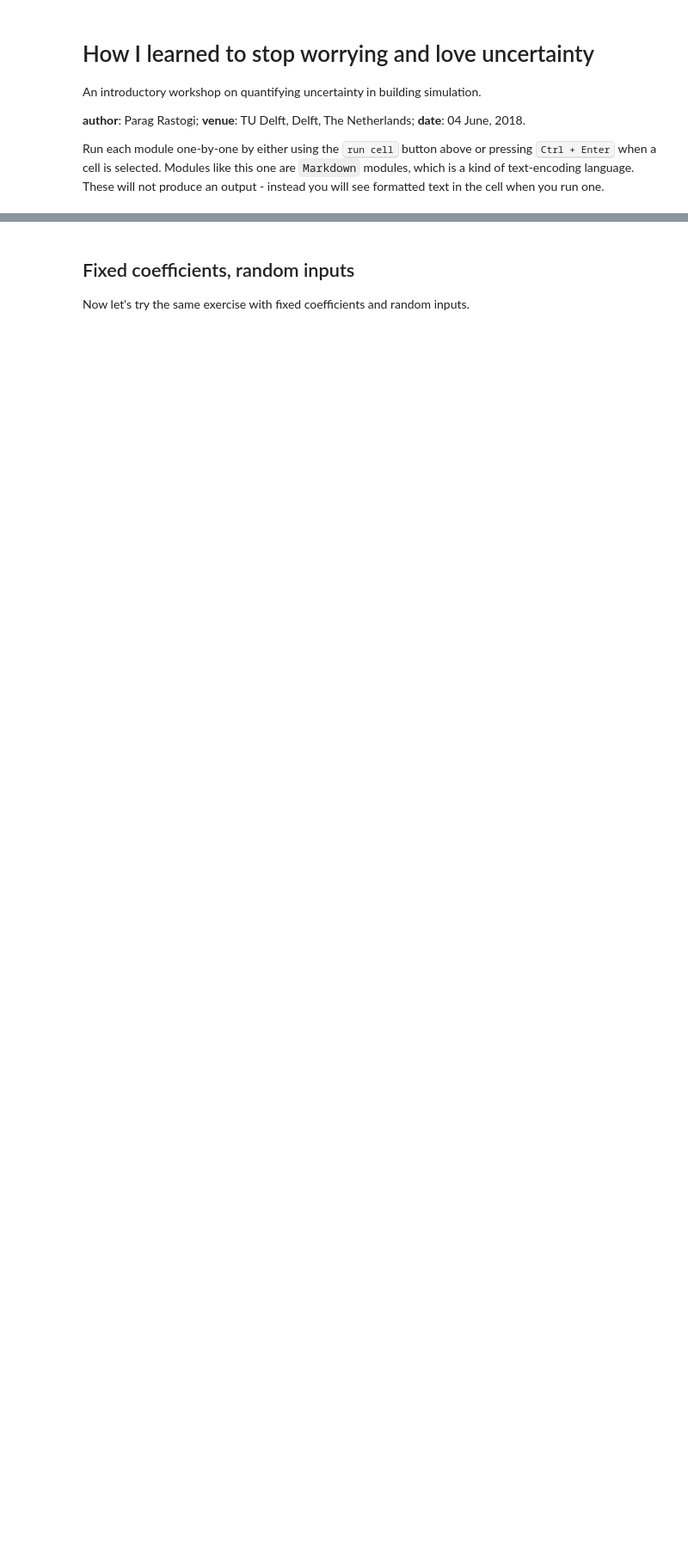
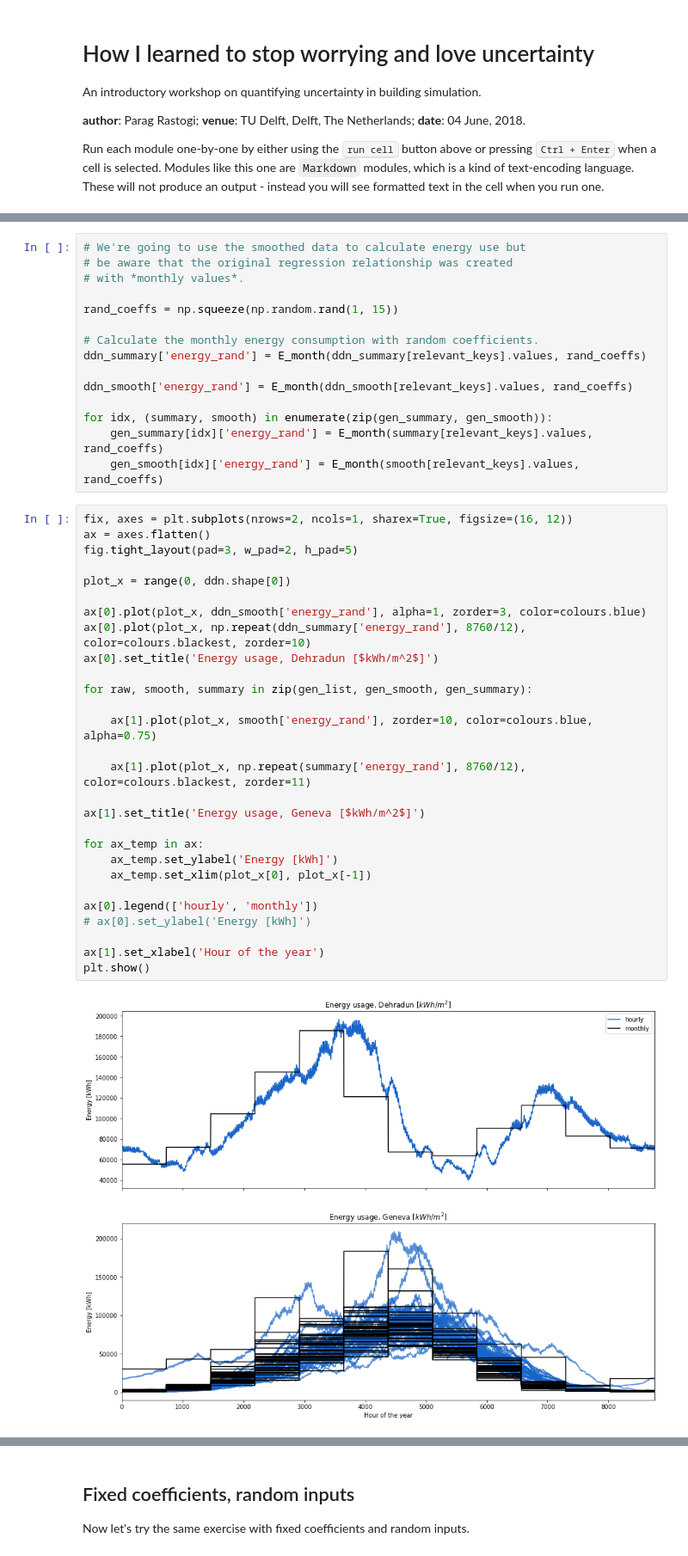
Before and after one commit to paragrastogi/CEPT_Workshop_January2020, a Jupyter notebook: lib/tutorial_v01.ipynb, the cells around one changed output, grey strips where cells are left out. Shown at 86% size. Drawn from its saved outputs; the diff is of its cells as text; blank space fills up the shorter version.

```diff
--- a/lib/tutorial_v01.ipynb
+++ b/lib/tutorial_v01.ipynb
@@ -316,0 +394,45 @@ plt.show()
+# %%
+# We're going to use the smoothed data to calculate energy use but
+# be aware that the original regression relationship was created
+# with *monthly values*.
+
+rand_coeffs = np.squeeze(np.random.rand(1, 15))
+
+# Calculate the monthly energy consumption with random coefficients.
+ddn_summary['energy_rand'] = E_month(ddn_summary[relevant_keys].values, rand_coeffs)
+
+ddn_smooth['energy_rand'] = E_month(ddn_smooth[relevant_keys].values, rand_coeffs)
+
+for idx, (summary, smooth) in enumerate(zip(gen_summary, gen_smooth)):
+    gen_summary[idx]['energy_rand'] = E_month(summary[relevant_keys].values, rand_coeffs)
+    gen_smooth[idx]['energy_rand'] = E_month(smooth[relevant_keys].values, rand_coeffs)
+# %%
+fix, axes = plt.subplots(nrows=2, ncols=1, sharex=True, figsize=(16, 12))
+ax = axes.flatten()
+fig.tight_layout(pad=3, w_pad=2, h_pad=5)
+
+plot_x = range(0, ddn.shape[0])
+
+ax[0].plot(plot_x, ddn_smooth['energy_rand'], alpha=1, zorder=3, color=colours.blue)
+ax[0].plot(plot_x, np.repeat(ddn_summary['energy_rand'], 8760/12), color=colours.blackest, zorder=10)
+ax[0].set_title('Energy usage, Dehradun [$kWh/m^2$]')
+
+for raw, smooth, summary in zip(gen_list, gen_smooth, gen_summary):
+
+    ax[1].plot(plot_x, smooth['energy_rand'], zorder=10, color=colours.blue, alpha=0.75)
+
+    ax[1].plot(plot_x, np.repeat(summary['energy_rand'], 8760/12), color=colours.blackest, zorder=11)
+
+ax[1].set_title('Energy usage, Geneva [$kWh/m^2$]')
+
+for ax_temp in ax:
+    ax_temp.set_ylabel('Energy [kWh]')
+    ax_temp.set_xlim(plot_x[0], plot_x[-1])
+
+ax[0].legend(['hourly', 'monthly'])
+# ax[0].set_ylabel('Energy [kWh]')
+
+ax[1].set_xlabel('Hour of the year')
+plt.show()
+# %% [output]
+[figure, added]
```
Also changed, not shown: parts of 36 cells of this notebook, 4 other files.
